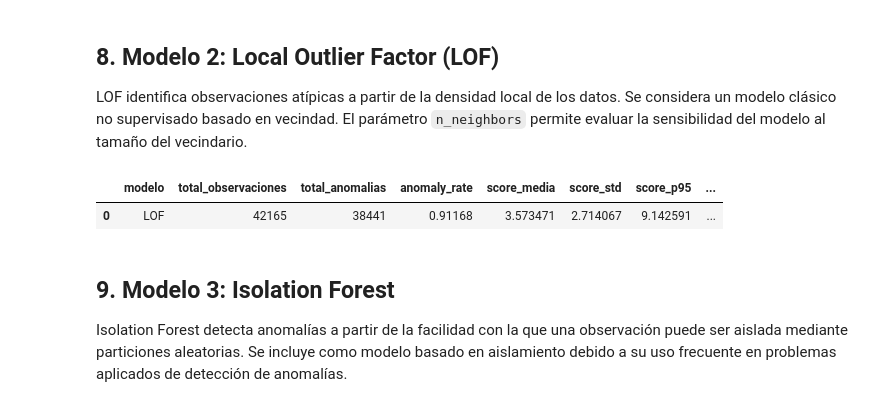
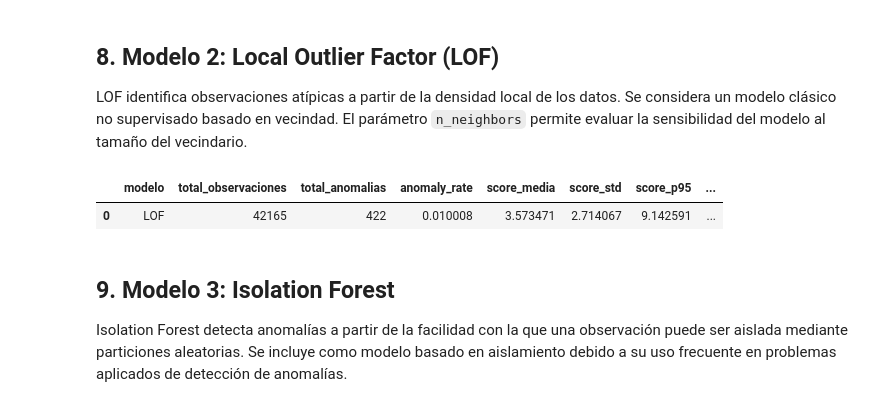
Before and after one commit to treviom90/Anomaly-Detection-in-Crypto, a Jupyter notebook: Deteccion_de_Anomalias_Bitcoin.ipynb, the cells around one changed output. Cells and saved outputs as stored; diff of their text form; code cells hidden in the pictures.

```diff
--- a/Deteccion_de_Anomalias_Bitcoin.ipynb
+++ b/Deteccion_de_Anomalias_Bitcoin.ipynb
@@ -258,30 +258,33 @@ LOF identifica observaciones atípicas a partir de la densidad local de los dato
 # %%
 def fit_lof_train_test(train_df, test_df, features, n_neighbors=20, contamination=0.01):
     scaler = StandardScaler()
     X_train = scaler.fit_transform(train_df[features])
     X_test = scaler.transform(test_df[features])
 
-    # novelty=True permite entrenar con train y predecir test
     model = LocalOutlierFactor(
         n_neighbors=n_neighbors,
         contamination=contamination,
         novelty=True
     )
+
     model.fit(X_train)
-    pred = model.predict(X_test)
+
     scores = -model.score_samples(X_test)
 
     out = test_df.copy()
-    out["anomaly_lof"] = pred == -1
     out["lof_score"] = scores
+
+    threshold = out["lof_score"].quantile(1 - contamination)
+    out["anomaly_lof"] = out["lof_score"] >= threshold
+
     return out, model, scaler
 
 df_lof, lof_model, lof_scaler = fit_lof_train_test(train_df, test_df, FEATURES, n_neighbors=20, contamination=0.01)
 metrics_lof = evaluar_modelo(df_lof, "LOF", "anomaly_lof", "lof_score")
 display(metrics_lof)
 # %% [output]
 |  | modelo | total_observaciones | total_anomalias | anomaly_rate | score_media | score_std | score_p95 | ... |
-| 0 | LOF | 42165 | 38441 | 0.91168 | 3.573471 | 2.714067 | 9.142591 | ... |
+| 0 | LOF | 42165 | 422 | 0.010008 | 3.573471 | 2.714067 | 9.142591 | ... |
 # %% [markdown]
 ## 9. Modelo 3: Isolation Forest
 
```
